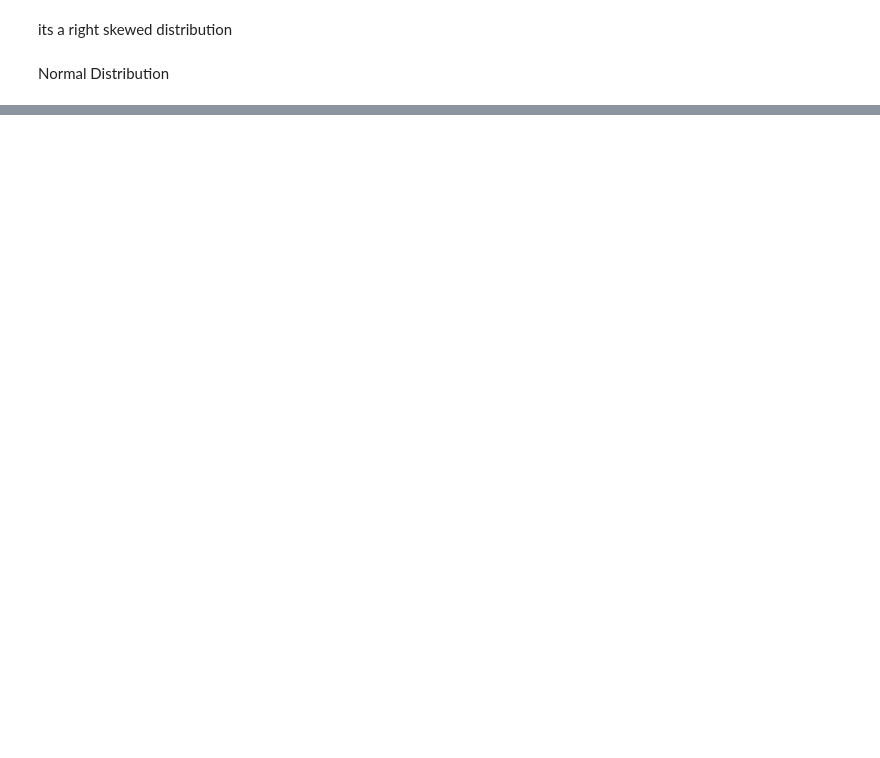
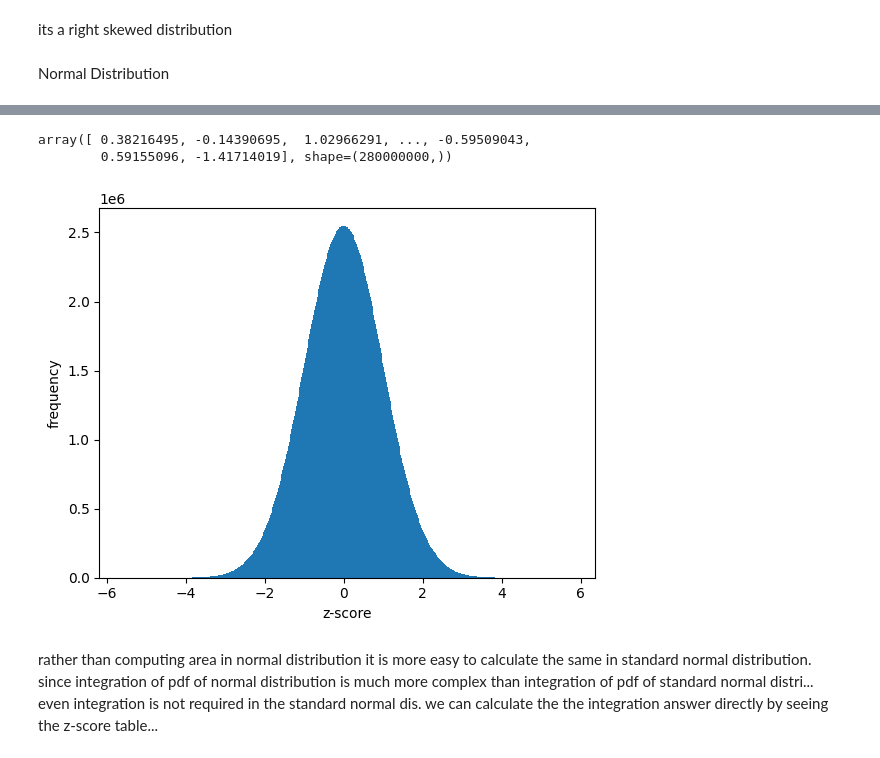
Before and after one commit to Pramveer-bit/poisson-distribution, a Jupyter notebook: src.ipynb, the cells around one changed output, grey strips where cells are left out. Drawn from its saved outputs; the diff is of its cells as text; code cells hidden in the pictures; blank space fills up the shorter version.

Commit message:
completed till standard normal distribution

```diff
--- a/src.ipynb
+++ b/src.ipynb
@@ -149,0 +151,15 @@ plt.bar(x_axis, normalized_y_axis)
+# %%
+z_score = (weights - np.mean(weights))/np.std(weights)
+# %%
+z_score
+# %% [output]
+array([ 0.38216495, -0.14390695,  1.02966291, ..., -0.59509043,
+        0.59155096, -1.41714019], shape=(280000000,))
+# %%
+plt.xlabel("z-score")
+plt.ylabel("frequency")
+axes = plt.hist(z_score, bins=500)
+# %% [output]
+[figure, added]
+# %% [markdown]
+rather than computing area in normal distribution it is more easy to calculate the same in standard normal distribution. since integration of pdf of normal distribution is much more complex than integration of pdf of standard normal distri... even integration is not required in the standard normal dis. we can calculate the the integration answer directly by seeing the z-score table...
```
Also changed, not shown: parts of 13 cells of this notebook.
